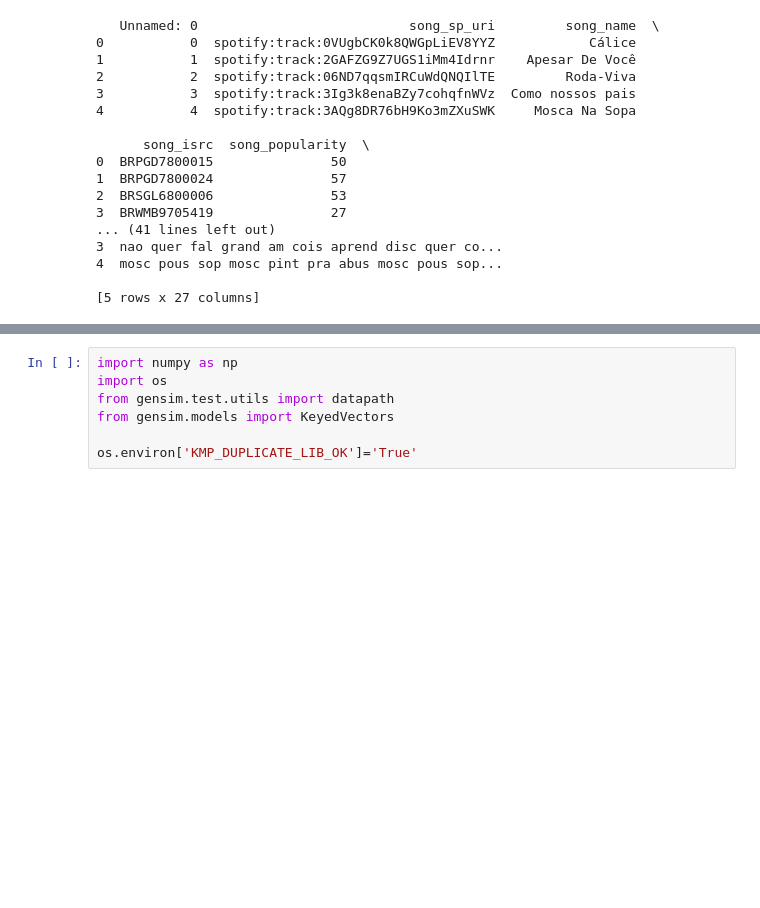
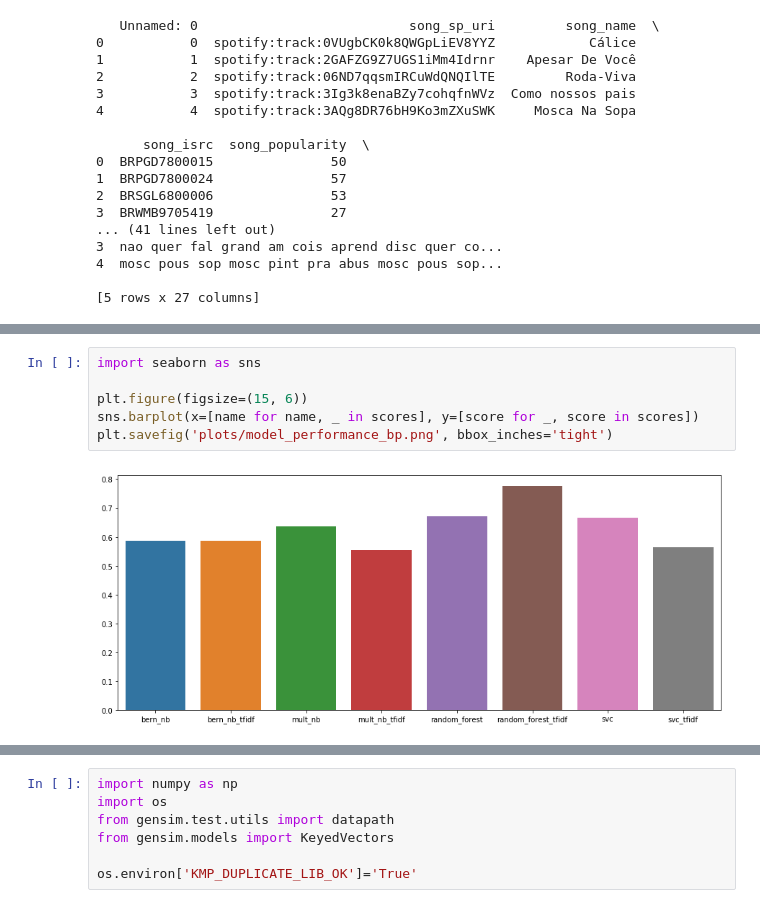
Before and after one commit to gabrielsaruhashi/BrazilSpeaks, a Jupyter notebook: model.ipynb, the cells around one changed output, grey strips where cells are left out. Drawn from its saved outputs; the diff is of its cells as text; blank space fills up the shorter version.

Commit message:
final model

```diff
--- a/model.ipynb
+++ b/model.ipynb
@@ -297,2 +299,10 @@ random_forest_tfidf   0.7491
 svc                   0.6672
 svc_tfidf             0.5652
+# %%
+import seaborn as sns
+
+plt.figure(figsize=(15, 6))
+sns.barplot(x=[name for name, _ in scores], y=[score for _, score in scores])
+plt.savefig('plots/model_performance_bp.png', bbox_inches='tight')
+# %% [output]
+[figure, added]
```
Also changed, not shown: parts of 8 cells of this notebook, 8 other files.
